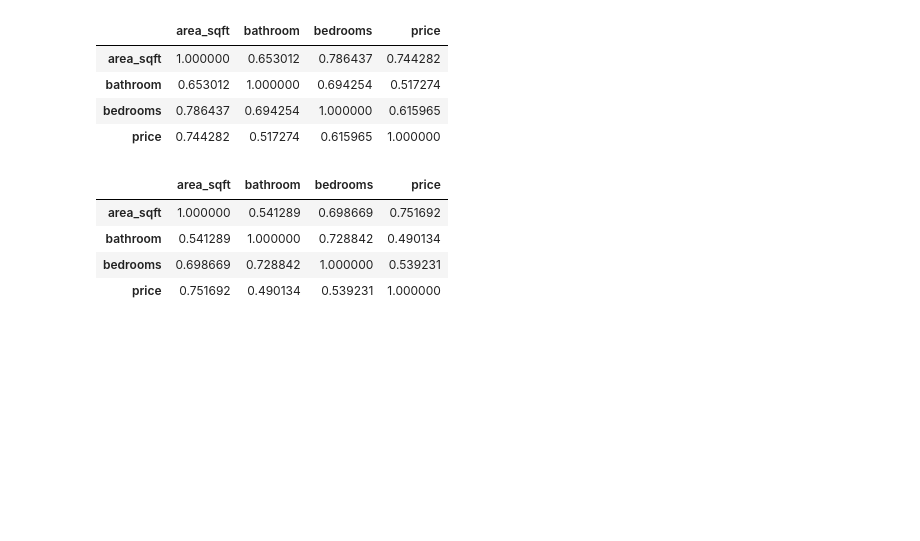
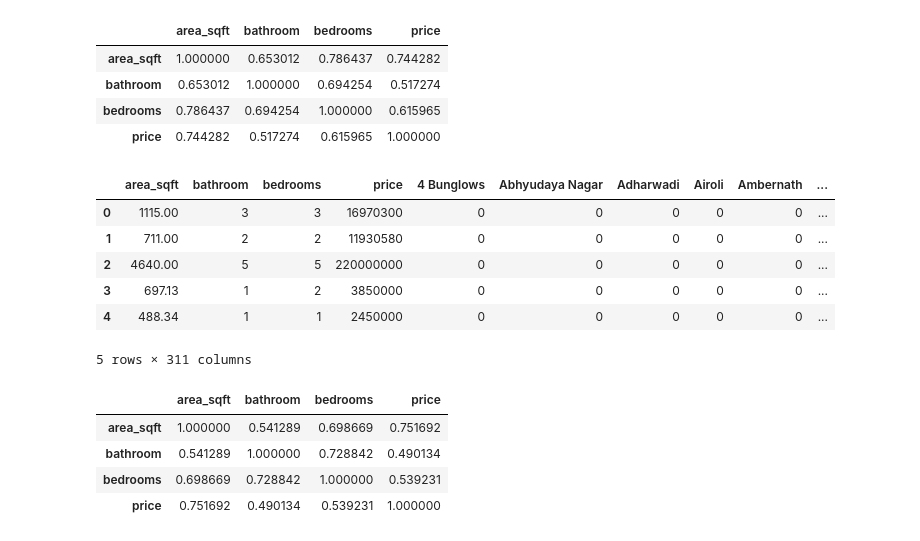
Before and after one commit to 41x3n/Price-Samjho, a Jupyter notebook: Notebooks/Price_Samjho.ipynb, the cells around one changed output. Saved outputs shown, nothing was run; the diff lists cells and outputs as text; code cells hidden in the pictures; blank space fills up the shorter version.

Commit message:
added dummy variables for location

```diff
--- a/Notebooks/Price_Samjho.ipynb
+++ b/Notebooks/Price_Samjho.ipynb
@@ -498,6 +551,19 @@ Mumbai_df.corr()
 | bathroom | 0.653012 | 1.000000 | 0.694254 | 0.517274 |
 | bedrooms | 0.786437 | 0.694254 | 1.000000 | 0.615965 |
 | price | 0.744282 | 0.517274 | 0.615965 | 1.000000 |
+# %%
+dummy = pd.get_dummies(Mumbai_df['locality_name'])
+Mumbai_df = pd.concat([Mumbai_df, dummy], axis=1)
+Mumbai_df = Mumbai_df.drop(['locality_name'], axis=1)
+Mumbai_df.head()
+# %% [output]
+|  | area_sqft | bathroom | bedrooms | price | 4 Bunglows | Abhyudaya Nagar | Adharwadi | Airoli | Ambernath | ... |
+| 0 | 1115.00 | 3 | 3 | 16970300 | 0 | 0 | 0 | 0 | 0 | ... |
+| 1 | 711.00 | 2 | 2 | 11930580 | 0 | 0 | 0 | 0 | 0 | ... |
+| 2 | 4640.00 | 5 | 5 | 220000000 | 0 | 0 | 0 | 0 | 0 | ... |
+| 3 | 697.13 | 1 | 2 | 3850000 | 0 | 0 | 0 | 0 | 0 | ... |
+| 4 | 488.34 | 1 | 1 | 2450000 | 0 | 0 | 0 | 0 | 0 | ... |
+5 rows × 311 columns
 # %%
 NCR_df = NCR[['area_sqft', 'bathroom', 'bedrooms', 'locality_name', 'price']]
 NCR_df.corr()
```
Also changed, not shown: parts of 7 cells of this notebook.
